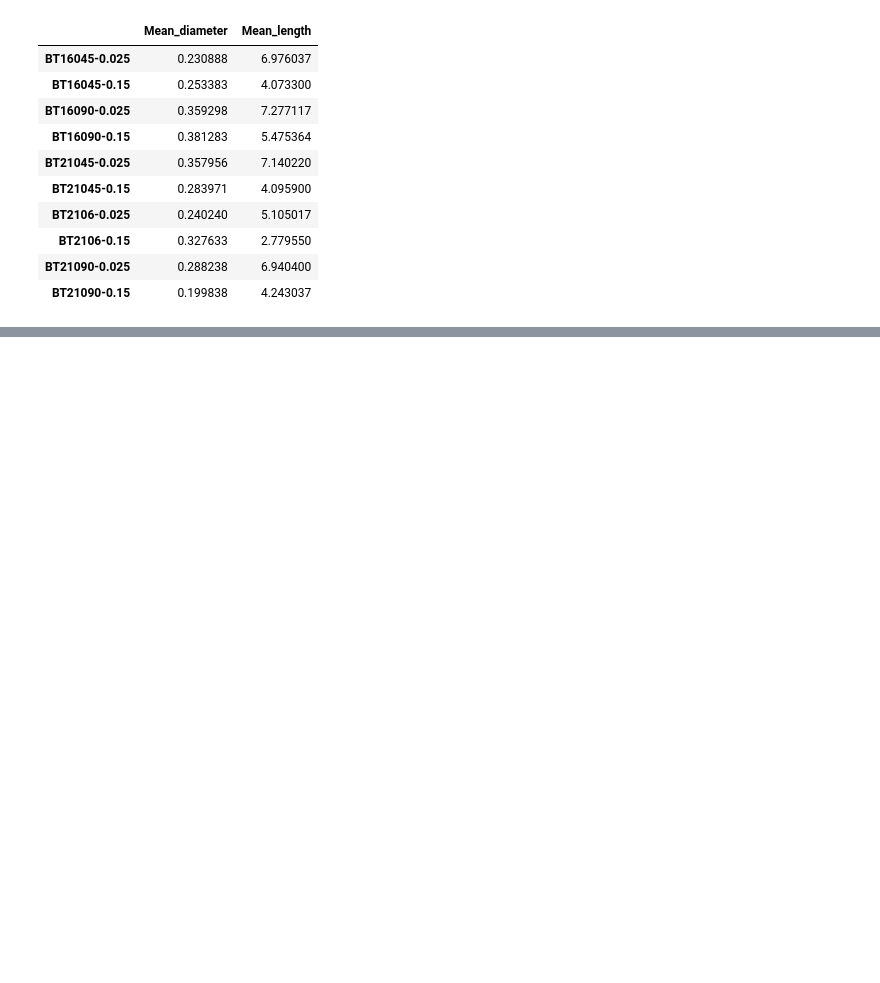
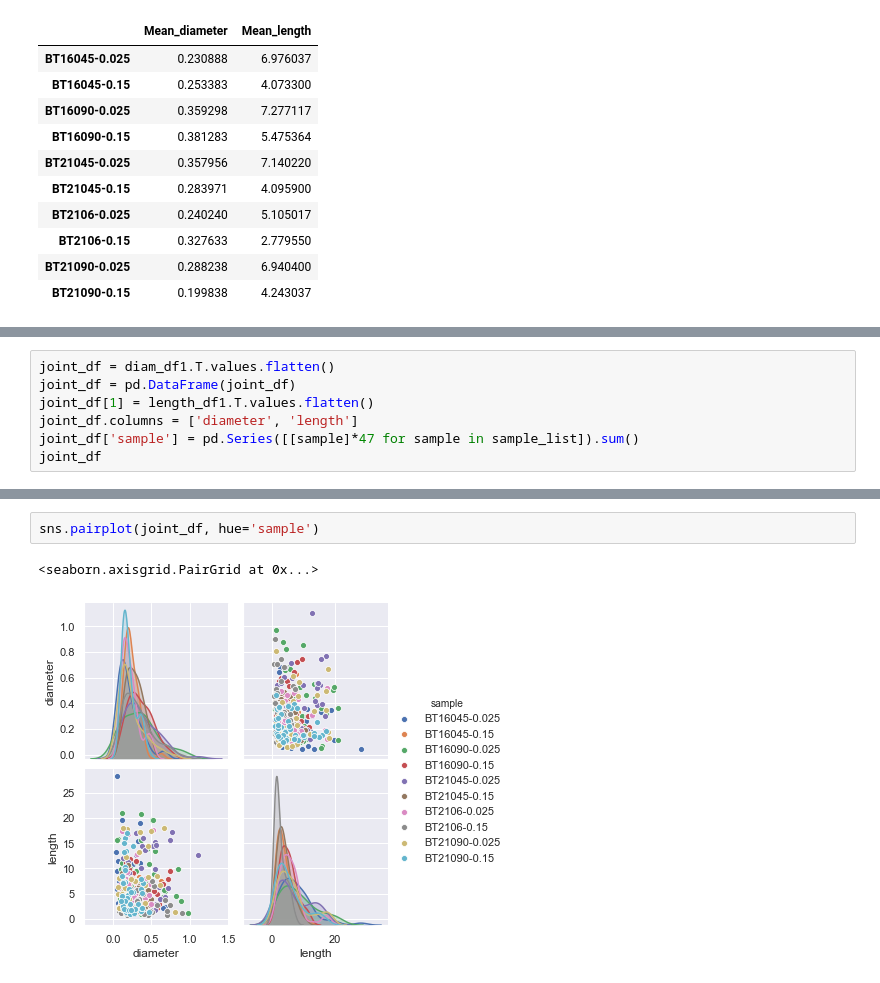
Before and after one commit to nbekareva/Materials-analysis, a Jupyter notebook: file_reader.ipynb, the cells around one changed output, grey strips where cells are left out. Drawn from its saved outputs; the diff is of its cells as text; blank space fills up the shorter version.

```diff
--- a/file_reader.ipynb
+++ b/file_reader.ipynb
@@ -169,0 +229,7 @@ Text(0, 0.5, 'Length, um')
+# %%
+joint_df = diam_df1.T.values.flatten()
+joint_df = pd.DataFrame(joint_df)
+joint_df[1] = length_df1.T.values.flatten()
+joint_df.columns = ['diameter', 'length']
+joint_df['sample'] = pd.Series([[sample]*47 for sample in sample_list]).sum()
+joint_df
@@ -169,0 +250,5 @@ Text(0, 0.5, 'Length, um')
+# %%
+sns.pairplot(joint_df, hue='sample')
+# %% [output]
+<seaborn.axisgrid.PairGrid at 0x...>
+[figure, added]
```
Also changed, not shown: parts of 10 cells of this notebook.
